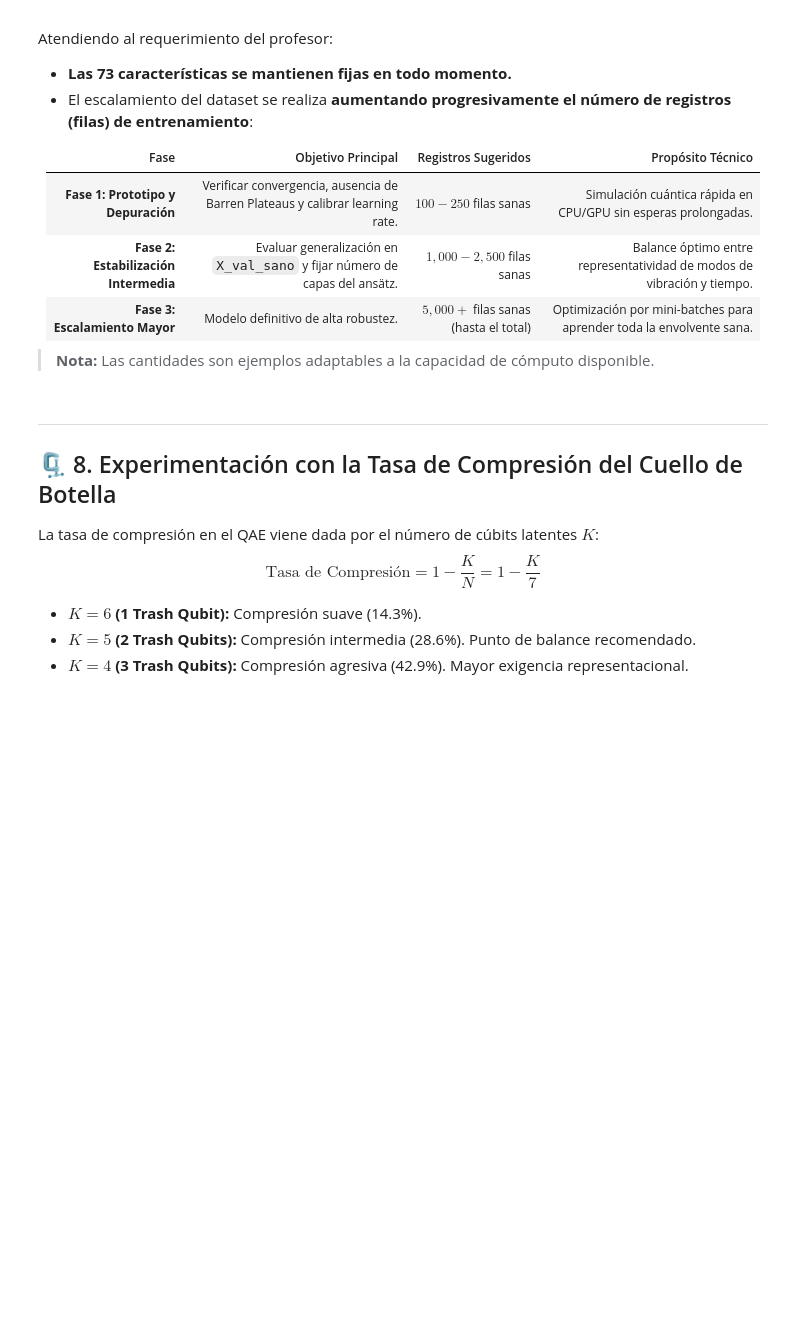
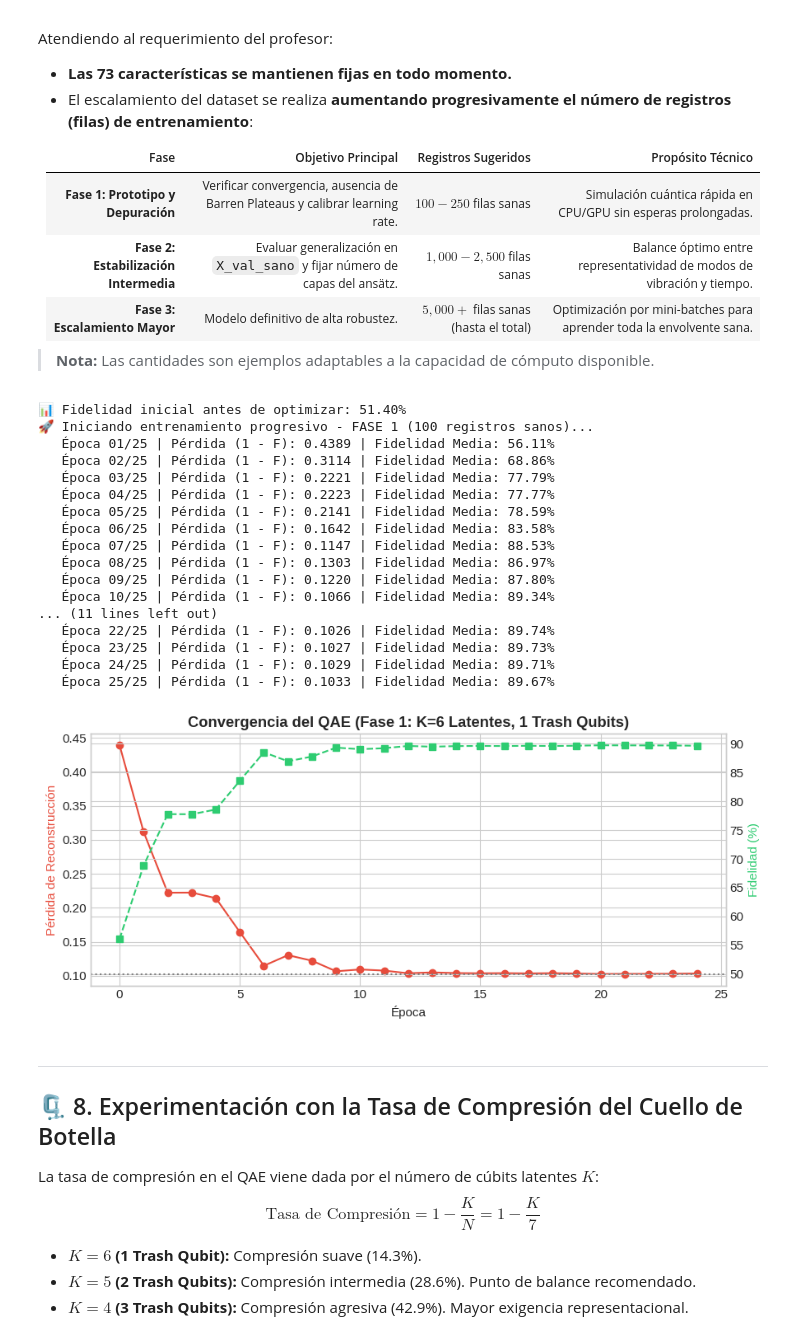
Before and after one commit to JoseGG8/AutoEncoderPi, a Jupyter notebook: algoritmosTratamientoDatos/PipelineRobustScaler+Clipping/pipeline_autoencoder_cuantico.ipynb, the cells around one changed output. Saved outputs shown, nothing was run; the diff lists cells and outputs as text; code cells hidden in the pictures; blank space fills up the shorter version.

```diff
--- a/algoritmosTratamientoDatos/PipelineRobustScaler+Clipping/pipeline_autoencoder_cuantico.ipynb
+++ b/algoritmosTratamientoDatos/PipelineRobustScaler+Clipping/pipeline_autoencoder_cuantico.ipynb
@@ -80,7 +103,7 @@ rutas_posibles = [
     "../paderborn_features_tratadas.csv",                        # 1 nivel arriba (algoritmosTratamientoDatos)
     "paderborn_features_tratadas.csv",                           # En la misma carpeta del notebook
     os.path.abspath(os.path.join(os.getcwd(), "..", "..", "paderborn_features_tratadas.csv")),
-    "/content/drive/My Drive/Paderborn_QML/paderborn_features_tratadas.csv" # En Google Colab
+    "/content/paderborn_features_tratadas.csv" # En Google Colab
 ]
 
 ruta_encontrada = None
@@ -487,40 +570,59 @@ weights = initial_weights.copy()
 history_loss = []
 history_fidelity = []
 
-n_epochs = 15
+n_epochs = 25
 batch_size = 25
 
 for epoch in range(n_epochs):
     perm = np.random.permutation(len(X_demo))
     epoch_losses = []
 
     for i in range(0, len(X_demo), batch_size):
         batch = X_demo[perm[i:i + batch_size]]
         # Actualización de pesos mediante Autograd
         weights, cost = opt.step_and_cost(lambda w: loss_batch(w, batch), weights)
         epoch_losses.append(float(cost))
 
     avg_loss = np.mean(epoch_losses)
     avg_fidelity = 1.0 - avg_loss
     history_loss.append(avg_loss)
     history_fidelity.append(avg_fidelity)
 
     print(f"   Época {epoch + 1:02d}/{n_epochs:02d} | Pérdida (1 - F): {avg_loss:.4f} | Fidelidad Media: {avg_fidelity * 100:.2f}%")
 
 # Visualizar la curva de aprendizaje (demostrando la subida respecto a la línea base)
 fig, ax1 = plt.subplots(figsize=(9, 4))
 ax1.plot(history_loss, 'o-', color='#e74c3c', label='Pérdida (1 - Fidelidad)')
 ax1.set_xlabel('Época')
 ax1.set_ylabel('Pérdida de Reconstrucción', color='#e74c3c')
 ax1.set_title(f'Convergencia del QAE (Fase 1: K={LATENT_QUBITS} Latentes, {TRASH_QUBITS} Trash Qubits)', fontweight='bold')
 
 ax2 = ax1.twinx()
 ax2.plot([f * 100 for f in history_fidelity], 's--', color='#2ecc71', label='Fidelidad (%)')
 ax2.axhline(100.0 / (2**TRASH_QUBITS), color='gray', linestyle=':', label='Línea Base Aleatoria')
 ax2.set_ylabel('Fidelidad (%)', color='#2ecc71')
 
 plt.tight_layout()
 plt.show()
+# %% [output]
+📊 Fidelidad inicial antes de optimizar: 51.40%
+🚀 Iniciando entrenamiento progresivo - FASE 1 (100 registros sanos)...
+   Época 01/25 | Pérdida (1 - F): 0.4389 | Fidelidad Media: 56.11%
+   Época 02/25 | Pérdida (1 - F): 0.3114 | Fidelidad Media: 68.86%
+   Época 03/25 | Pérdida (1 - F): 0.2221 | Fidelidad Media: 77.79%
+   Época 04/25 | Pérdida (1 - F): 0.2223 | Fidelidad Media: 77.77%
+   Época 05/25 | Pérdida (1 - F): 0.2141 | Fidelidad Media: 78.59%
+   Época 06/25 | Pérdida (1 - F): 0.1642 | Fidelidad Media: 83.58%
+   Época 07/25 | Pérdida (1 - F): 0.1147 | Fidelidad Media: 88.53%
+   Época 08/25 | Pérdida (1 - F): 0.1303 | Fidelidad Media: 86.97%
+   Época 09/25 | Pérdida (1 - F): 0.1220 | Fidelidad Media: 87.80%
+   Época 10/25 | Pérdida (1 - F): 0.1066 | Fidelidad Media: 89.34%
+... (11 lines left out)
+   Época 22/25 | Pérdida (1 - F): 0.1026 | Fidelidad Media: 89.74%
+   Época 23/25 | Pérdida (1 - F): 0.1027 | Fidelidad Media: 89.73%
+   Época 24/25 | Pérdida (1 - F): 0.1029 | Fidelidad Media: 89.71%
+   Época 25/25 | Pérdida (1 - F): 0.1033 | Fidelidad Media: 89.67%
+[figure, added]
 # %% [markdown]
 ---
 ## 🗜️ 8. Experimentación con la Tasa de Compresión del Cuello de Botella
```
Also changed, not shown: parts of 8 cells of this notebook.
